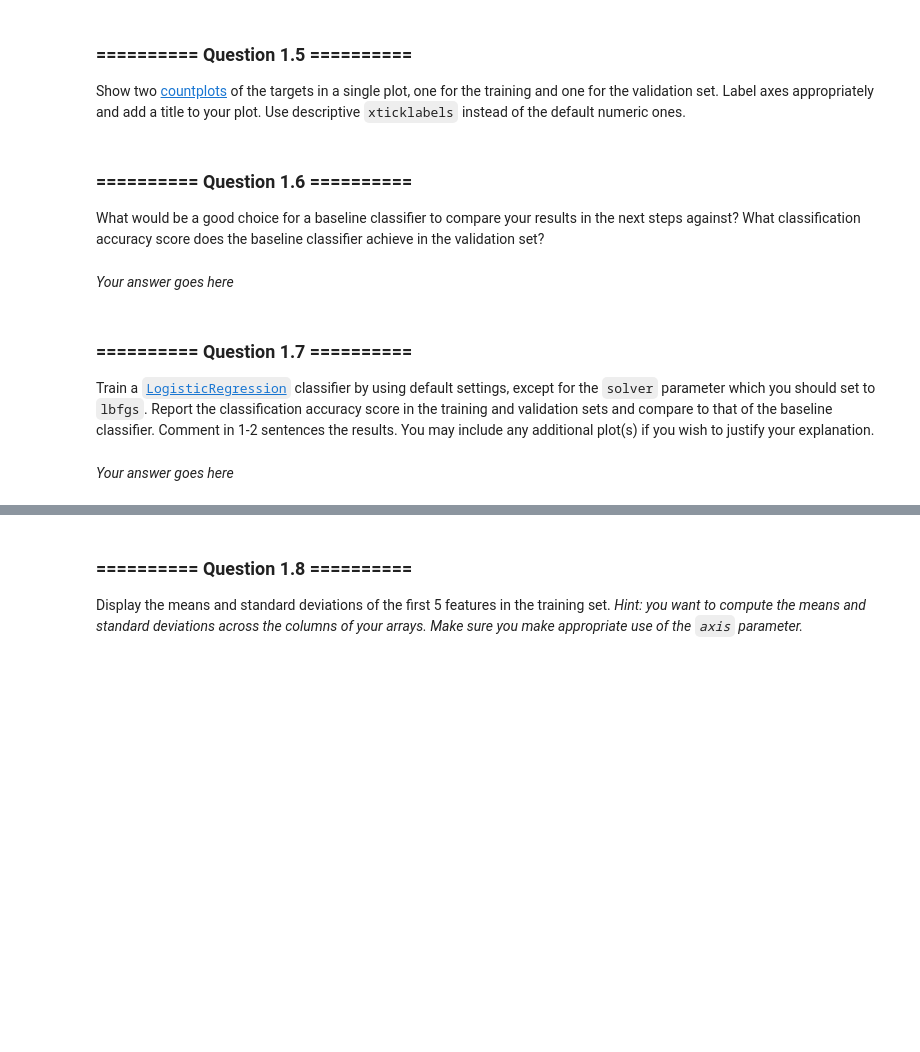
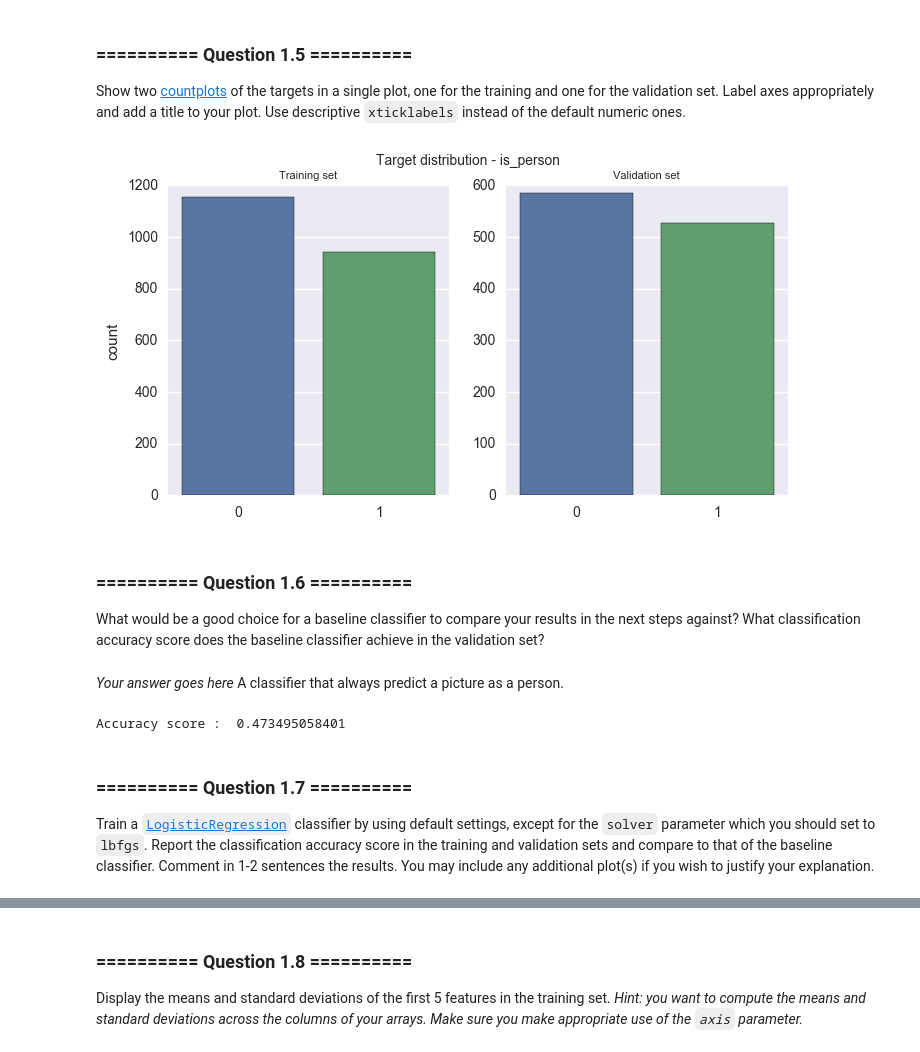
Before and after one commit to richardharmadi/iaml, a Jupyter notebook: 07_Assignment_3.ipynb, the cells around one changed output, grey strips where cells are left out. Drawn from its saved outputs; the diff is of its cells as text; code cells hidden in the pictures; blank space fills up the shorter version.

```diff
--- a/07_Assignment_3.ipynb
+++ b/07_Assignment_3.ipynb
@@ -144,3 +146,14 @@ By using the list from Question 1.3 now create 4 numpy arrays `X_tr`, `X_val`, `
+# %%
+# Your code goes here
+X_tr = pd.DataFrame()
+X_val = pd.DataFrame()
+
+for feature in input_features :
+    X_tr[feature] = train_A[feature]
+    X_val[feature] = valid_A[feature]
+
+y_tr = train_A['is_person']
+y_val = valid_A['is_person']
 # %% [markdown]
 ### ========== Question 1.5 ==========
 Show two [countplots](https://seaborn.github.io/generated/seaborn.countplot.html?highlight=countplot#seaborn.countplot) of the targets in a single plot, one for the training and one for the validation set. Label axes appropriately and add a title to your plot. Use descriptive `xticklabels` instead of the default numeric ones.
@@ -149,10 +160,28 @@ Show two [countplots](https://seaborn.github.io/generated/seaborn.countplot.html
+# %%
+# Your code goes here
+fig, (ax1, ax2) = plt.subplots(1,2, figsize=(8,4))
+sns.countplot(y_tr, ax=ax1)
+ax1.set_title('Training set', size=8)
+ax1.set_xlabel(' ')
+sns.countplot(y_val, ax=ax2)
+ax2.set_xlabel(' ')
+ax2.set_ylabel('')
+ax2.set_title('Validation set', size=8)
+fig.suptitle('Target distribution - is_person', size=10)
+plt.show()
+# %% [output]
+[figure, added]
 # %% [markdown]
 ### ========== Question 1.6 ==========
 What would be a good choice for a baseline classifier to compare your results in the next steps against? What classification accuracy score does the baseline classifier achieve in the validation set?
 # %% [markdown]
 *Your answer goes here*
+A classifier that always predict a picture as a person.
 # %%
 # Your code goes here
+print ('Accuracy score : ',(len(y_val[y_val==1])/len(y_val)))
+# %% [output]
+Accuracy score :  0.473495058401
 # %% [markdown]
 ### ========== Question 1.7 ==========
 Train a [`LogisticRegression`](http://scikit-learn.org/0.17/modules/generated/sklearn.linear_model.LogisticRegression.html) classifier by using default settings, except for the `solver` parameter which you should set to `lbfgs`. Report the classification accuracy score in the training and validation sets and compare to that of the baseline classifier. Comment in 1-2 sentences the results. You may include any additional plot(s) if you wish to justify your explanation.
@@ -161,2 +187,0 @@ Train a [`LogisticRegression`](http://scikit-learn.org/0.17/modules/generated/sk
-# %% [markdown]
-*Your answer goes here*
```
Also changed, not shown: parts of 32 cells of this notebook, 1 other file.
